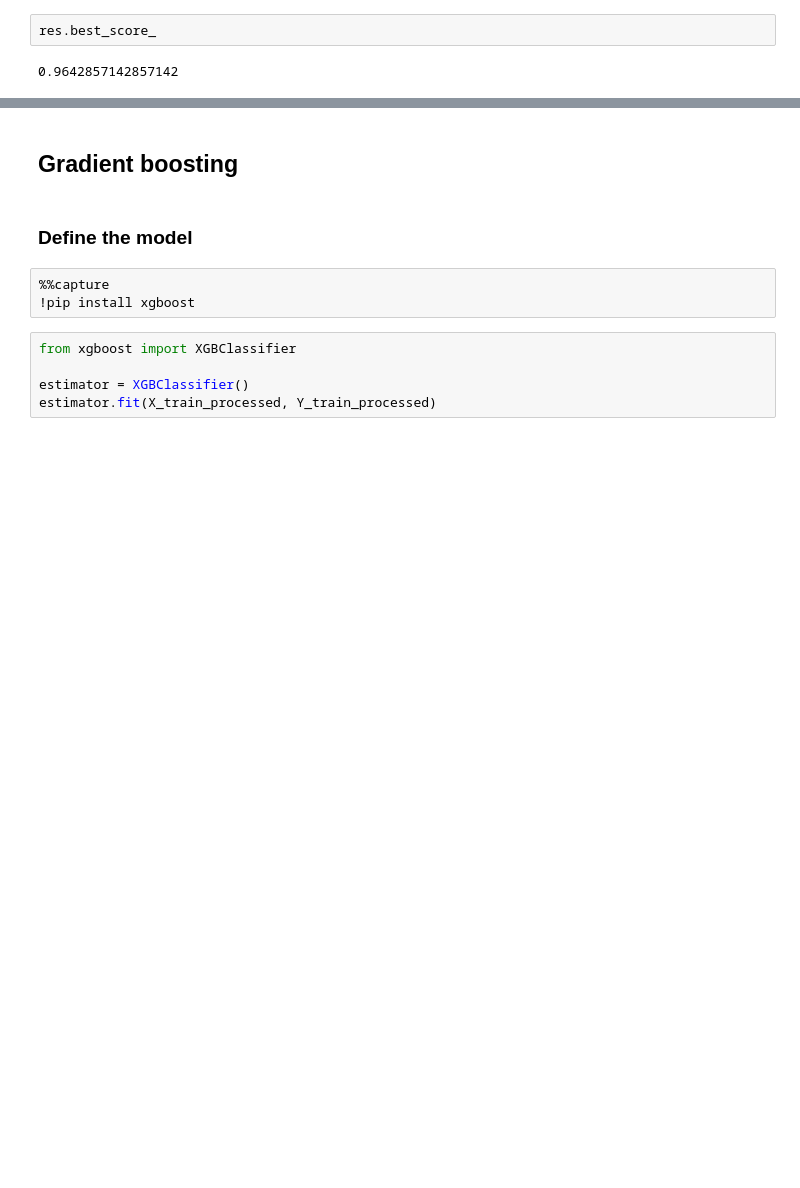
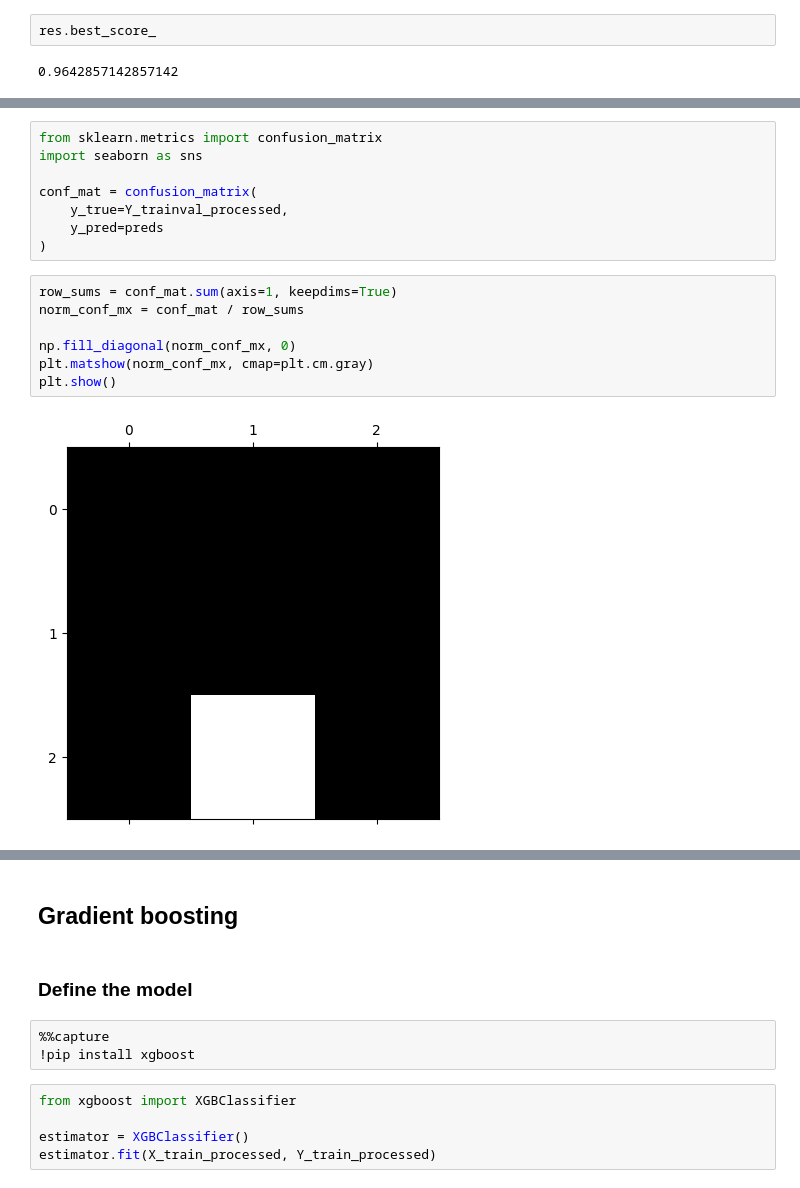
Before and after one commit to PashaIanko/Kaggle.Iris, a Jupyter notebook: 0_baseline_training.ipynb, the cells around one changed output, grey strips where cells are left out. Saved outputs shown, nothing was run; the diff lists cells and outputs as text; blank space fills up the shorter version.

```diff
--- a/0_baseline_training.ipynb
+++ b/0_baseline_training.ipynb
@@ -318,0 +501,17 @@ res.best_score_
+# %%
+from sklearn.metrics import confusion_matrix
+import seaborn as sns
+
+conf_mat = confusion_matrix(
+    y_true=Y_trainval_processed,
+    y_pred=preds
+)
+# %%
+row_sums = conf_mat.sum(axis=1, keepdims=True)
+norm_conf_mx = conf_mat / row_sums
+
+np.fill_diagonal(norm_conf_mx, 0)
+plt.matshow(norm_conf_mx, cmap=plt.cm.gray)
+plt.show()
+# %% [output]
+[figure, added]
```
Also changed, not shown: parts of 30 cells of this notebook.
